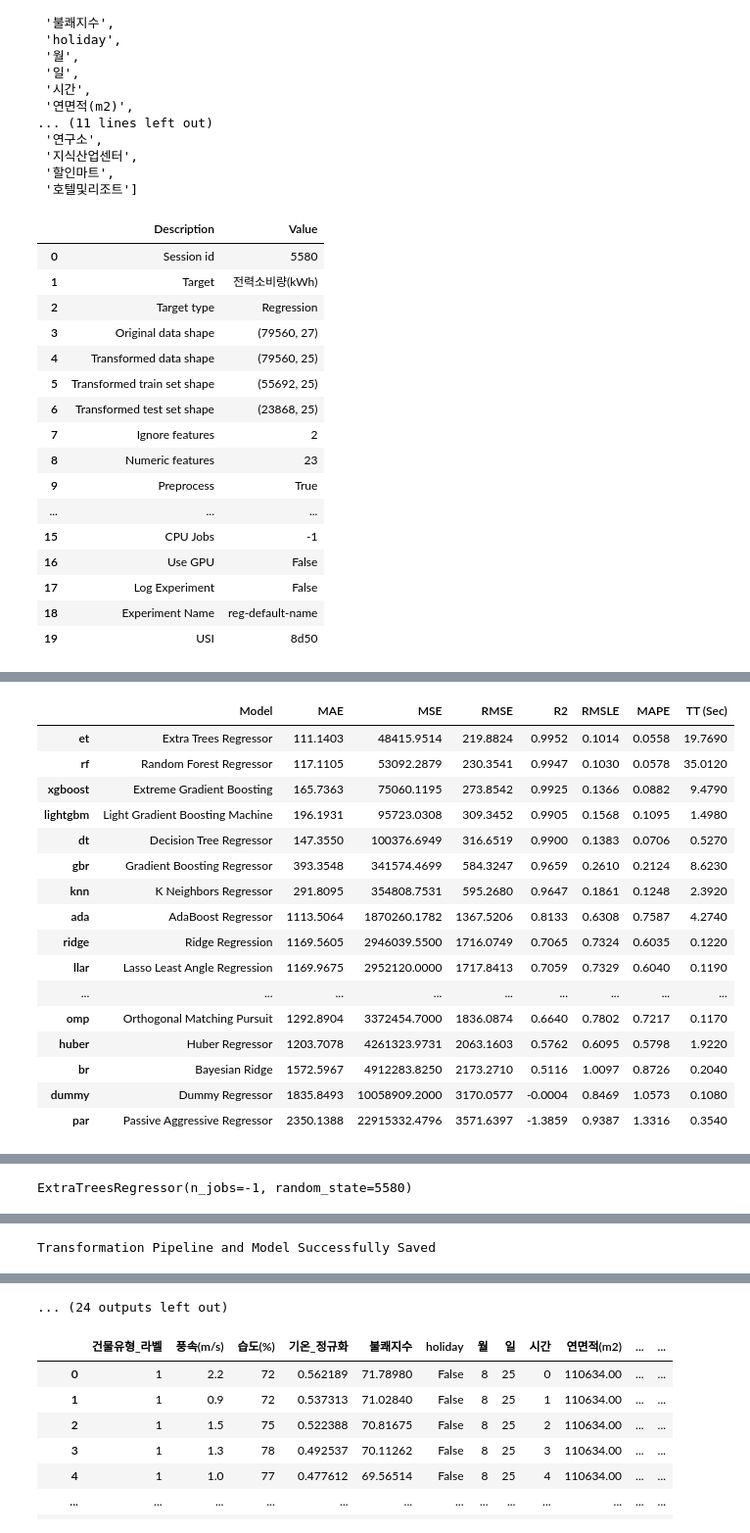
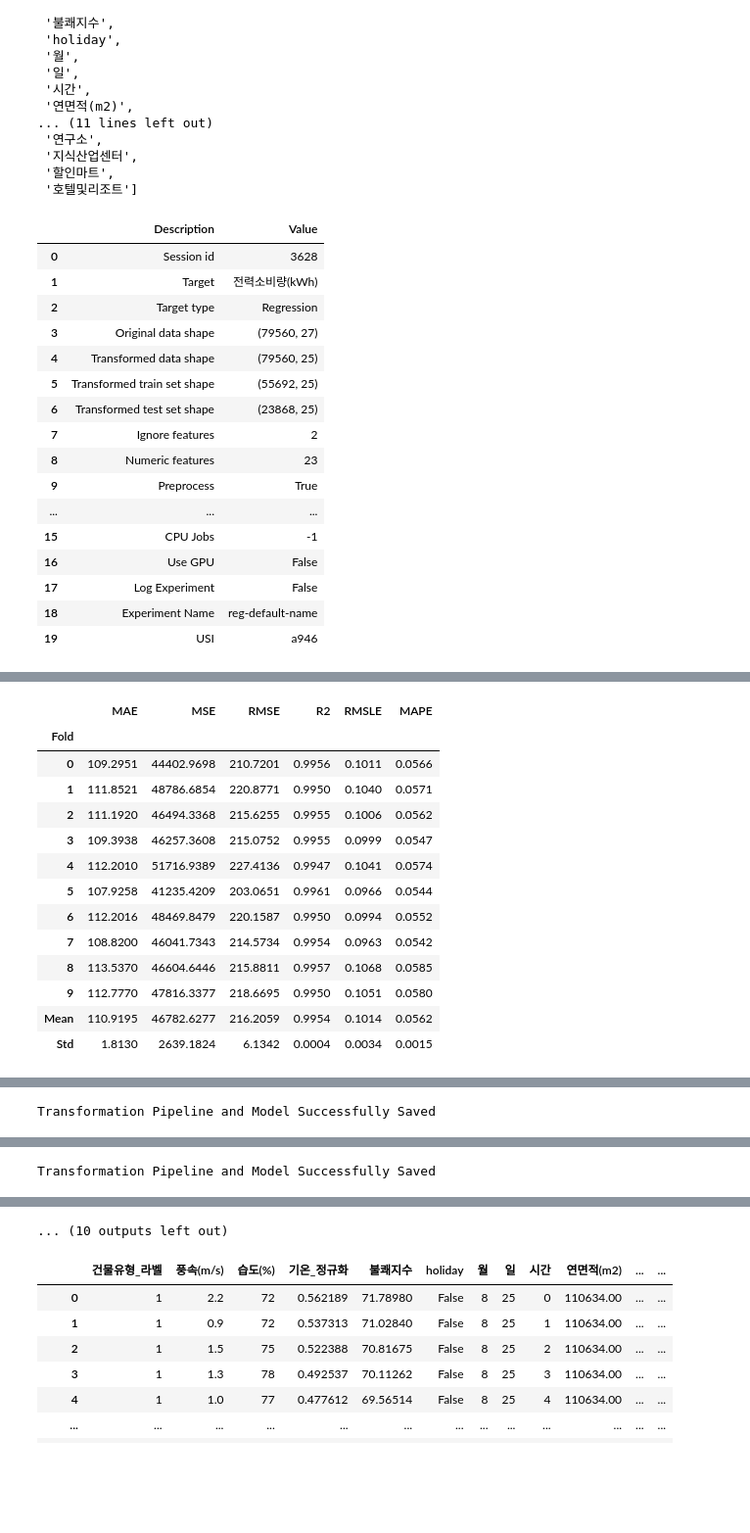
Before and after one commit to 2023dacon/Power-usage-Prediction, a Jupyter notebook: 파일/전력사용량예측.ipynb, the cells around one changed output, grey strips where cells are left out. Shown at 98% size. Saved outputs shown, nothing was run; the diff lists cells and outputs as text; code cells hidden in the pictures; blank space fills up the shorter version.

Commit message:
dacon_ver4

```diff
--- a/파일/전력사용량예측.ipynb
+++ b/파일/전력사용량예측.ipynb
@@ -705,0 +855,17 @@ for c, col in enumerate(['red','green','orange','blue']):
+# %%
+for i in tqdm(range(len(cluster_data))):
+
+  # pycaret 설정
+  exp1 = setup(data=cluster_data[i], target='전력소비량(kWh)', ignore_features=['건물번호','km_cluster'])
+
+  # 모델 학습 및 비교
+  best_model = compare_models()
+
+  # 결과 출력
+  print(best_model)
+
+  # 모델 생성
+  clust_model = create_model(best_model)
+
+  # 모델 저장
+  save_model(clust_model, 'model_clust_noOneHot'+ str(i))
@@ -799,55 +1462,46 @@ cluster_data[1].columns.tolist()
 # %%
 for i in tqdm(range(len(cluster_data))):
 
   # pycaret 설정
   exp1 = setup(data=cluster_data[i], target='전력소비량(kWh)', ignore_features=['건물번호','km_cluster'])
 
-  # 모델 학습 및 비교
-  best_model = compare_models()
-
-  # 결과 출력
-  print(best_model)
-
   # 모델 생성
-  clust_model = create_model(best_model)
+  clust_model = create_model('et')
 
   # 모델 저장
-  save_model(clust_model, 'model_clust'+ str(i))
+  save_model(clust_model, '/content/drive/MyDrive/Colab Notebooks/dacon/model_clust_et'+ str(i))
 # %% [output]
 |  | Description | Value |
-| 0 | Session id | 5580 |
+| 0 | Session id | 3628 |
 | 1 | Target | 전력소비량(kWh) |
 | 2 | Target type | Regression |
 | 3 | Original data shape | (79560, 27) |
 | 4 | Transformed data shape | (79560, 25) |
 | 5 | Transformed train set shape | (55692, 25) |
 | 6 | Transformed test set shape | (23868, 25) |
 | 7 | Ignore features | 2 |
 | 8 | Numeric features | 23 |
 | 9 | Preprocess | True |
 | ... | ... | ... |
 | 15 | CPU Jobs | -1 |
 | 16 | Use GPU | False |
 | 17 | Log Experiment | False |
 | 18 | Experiment Name | reg-default-name |
-| 19 | USI | 8d50 |
+| 19 | USI | a946 |
 [interactive output not drawn]
-|  | Model | MAE | MSE | RMSE | R2 | RMSLE | MAPE | TT (Sec) |
-| et | Extra Trees Regressor | 111.1403 | 48415.9514 | 219.8824 | 0.9952 | 0.1014 | 0.0558 | 19.7690 |
-| rf | Random Forest Regressor | 117.1105 | 53092.2879 | 230.3541 | 0.9947 | 0.1030 | 0.0578 | 35.0120 |
-| xgboost | Extreme Gradient Boosting | 165.7363 | 75060.1195 | 273.8542 | 0.9925 | 0.1366 | 0.0882 | 9.4790 |
-| lightgbm | Light Gradient Boosting Machine | 196.1931 | 95723.0308 | 309.3452 | 0.9905 | 0.1568 | 0.1095 | 1.4980 |
-| dt | Decision Tree Regressor | 147.3550 | 100376.6949 | 316.6519 | 0.9900 | 0.1383 | 0.0706 | 0.5270 |
-| gbr | Gradient Boosting Regressor | 393.3548 | 341574.4699 | 584.3247 | 0.9659 | 0.2610 | 0.2124 | 8.6230 |
-| knn | K Neighbors Regressor | 291.8095 | 354808.7531 | 595.2680 | 0.9647 | 0.1861 | 0.1248 | 2.3920 |
-| ada | AdaBoost Regressor | 1113.5064 | 1870260.1782 | 1367.5206 | 0.8133 | 0.6308 | 0.7587 | 4.2740 |
-| ridge | Ridge Regression | 1169.5605 | 2946039.5500 | 1716.0749 | 0.7065 | 0.7324 | 0.6035 | 0.1220 |
-| llar | Lasso Least Angle Regression | 1169.9675 | 2952120.0000 | 1717.8413 | 0.7059 | 0.7329 | 0.6040 | 0.1190 |
-| ... | ... | ... | ... | ... | ... | ... | ... | ... |
-| omp | Orthogonal Matching Pursuit | 1292.8904 | 3372454.7000 | 1836.0874 | 0.6640 | 0.7802 | 0.7217 | 0.1170 |
-| huber | Huber Regressor | 1203.7078 | 4261323.9731 | 2063.1603 | 0.5762 | 0.6095 | 0.5798 | 1.9220 |
-| br | Bayesian Ridge | 1572.5967 | 4912283.8250 | 2173.2710 | 0.5116 | 1.0097 | 0.8726 | 0.2040 |
-| dummy | Dummy Regressor | 1835.8493 | 10058909.2000 | 3170.0577 | -0.0004 | 0.8469 | 1.0573 | 0.1080 |
-| par | Passive Aggressive Regressor | 2350.1388 | 22915332.4796 | 3571.6397 | -1.3859 | 0.9387 | 1.3316 | 0.3540 |
+|  | MAE | MSE | RMSE | R2 | RMSLE | MAPE |
+| Fold |  |  |  |  |  |  |
+| 0 | 109.2951 | 44402.9698 | 210.7201 | 0.9956 | 0.1011 | 0.0566 |
+| 1 | 111.8521 | 48786.6854 | 220.8771 | 0.9950 | 0.1040 | 0.0571 |
+| 2 | 111.1920 | 46494.3368 | 215.6255 | 0.9955 | 0.1006 | 0.0562 |
+| 3 | 109.3938 | 46257.3608 | 215.0752 | 0.9955 | 0.0999 | 0.0547 |
+| 4 | 112.2010 | 51716.9389 | 227.4136 | 0.9947 | 0.1041 | 0.0574 |
+| 5 | 107.9258 | 41235.4209 | 203.0651 | 0.9961 | 0.0966 | 0.0544 |
+| 6 | 112.2016 | 48469.8479 | 220.1587 | 0.9950 | 0.0994 | 0.0552 |
+| 7 | 108.8200 | 46041.7343 | 214.5734 | 0.9954 | 0.0963 | 0.0542 |
+| 8 | 113.5370 | 46604.6446 | 215.8811 | 0.9957 | 0.1068 | 0.0585 |
+| 9 | 112.7770 | 47816.3377 | 218.6695 | 0.9950 | 0.1051 | 0.0580 |
+| Mean | 110.9195 | 46782.6277 | 216.2059 | 0.9954 | 0.1014 | 0.0562 |
+| Std | 1.8130 | 2639.1824 | 6.1342 | 0.0004 | 0.0034 | 0.0015 |
 [interactive output not drawn]
-ExtraTreesRegressor(n_jobs=-1, random_state=5580)
+Transformation Pipeline and Model Successfully Saved
@@ -906,4 +1560,4 @@ Transformation Pipeline and Model Successfully Saved
-... (24 outputs left out)
+... (10 outputs left out)
 # %%
 # 데이터 불러오기
 df = pd.read_csv('/content/drive/MyDrive/Colab Notebooks/dacon/test.csv')
```
Also changed, not shown: parts of 61 cells of this notebook, 1 other file.
